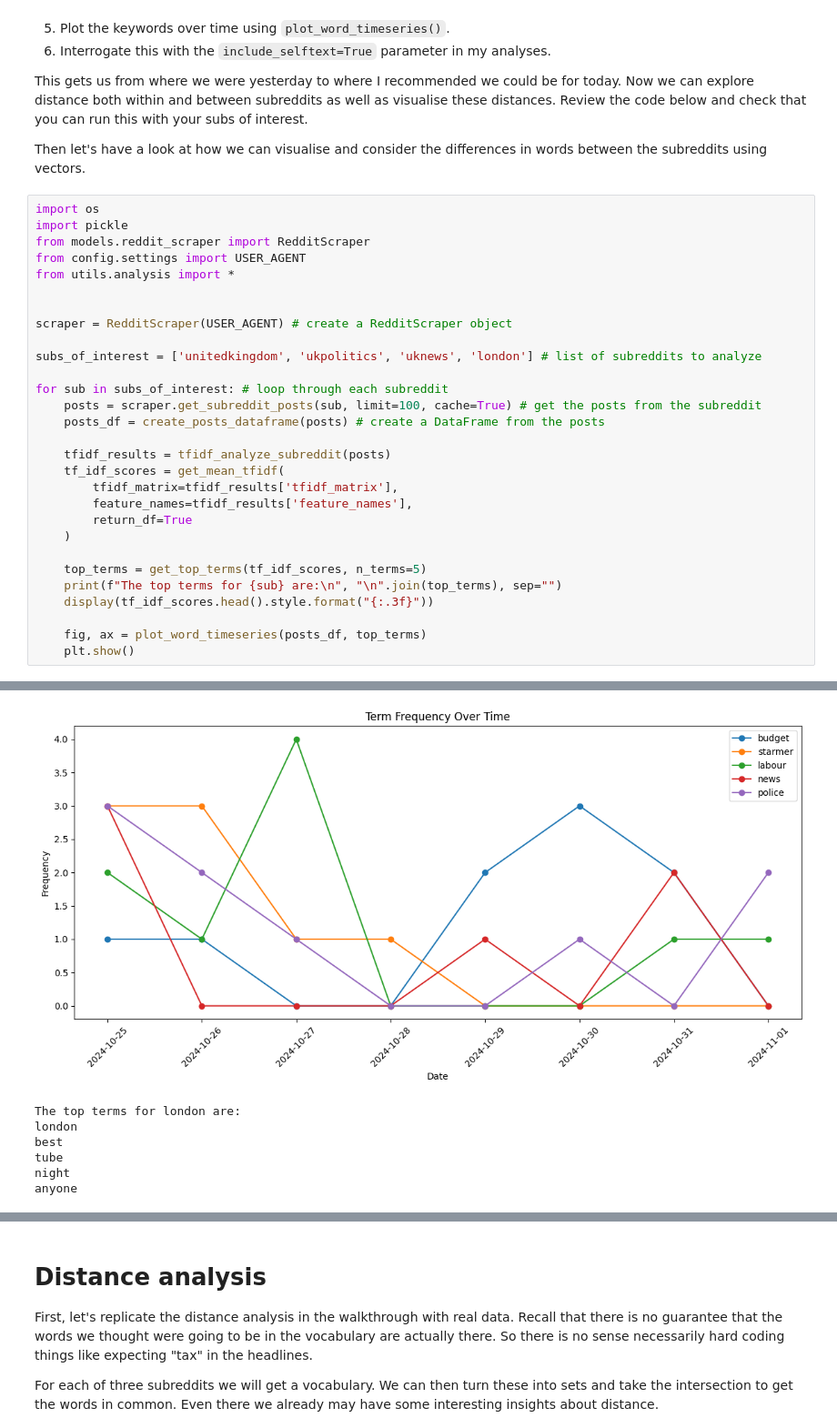
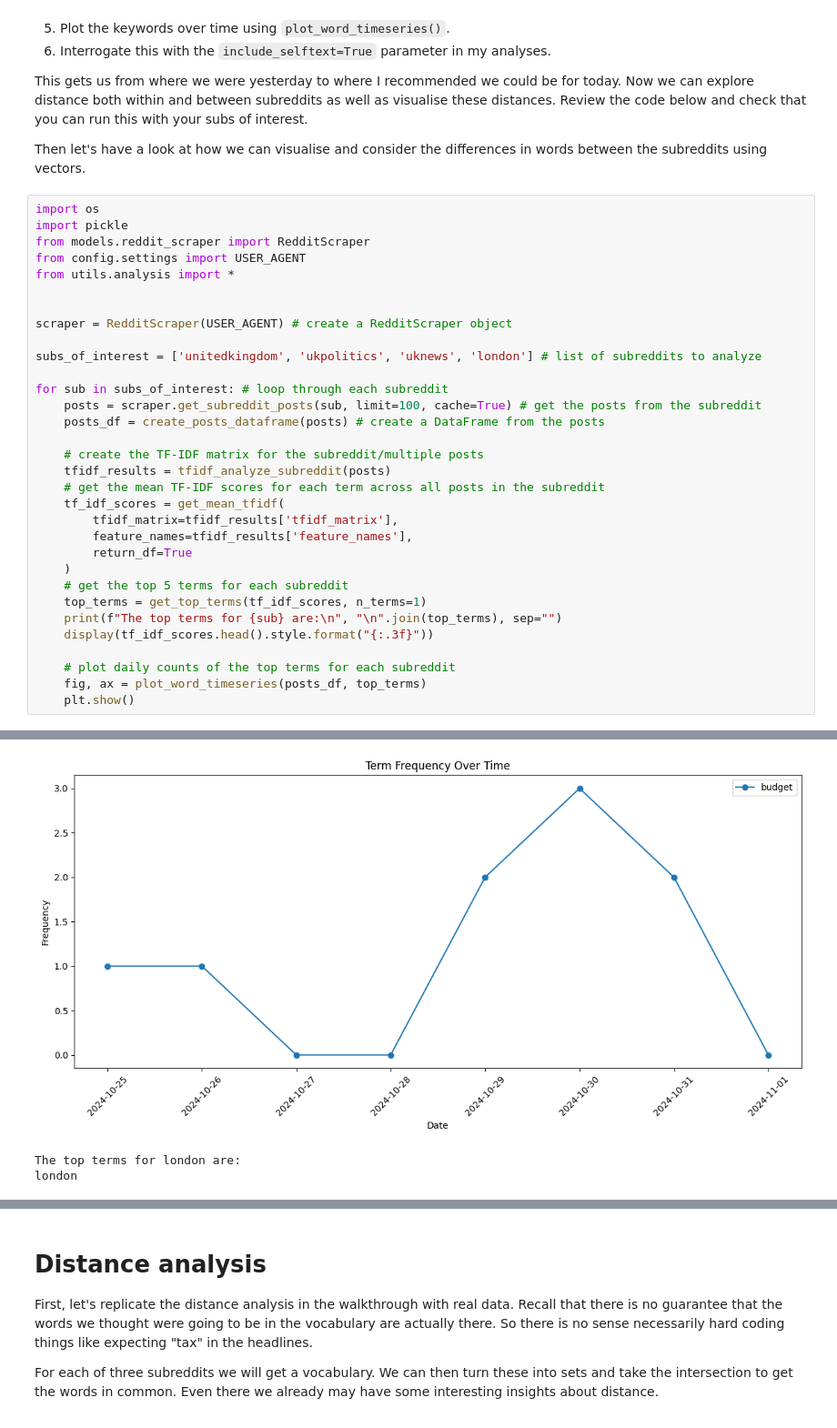
Before and after one commit to berniehogan/oii-fsds-textanalysis, a Jupyter notebook: week3day3_lab.ipynb, the cells around one changed output, grey strips where cells are left out. Shown at 91% size. Cells and saved outputs as stored; diff of their text form.

```diff
--- a/week3day3_lab.ipynb
+++ b/week3day3_lab.ipynb
@@ -54,17 +54,20 @@ for sub in subs_of_interest: # loop through each subreddit
     posts = scraper.get_subreddit_posts(sub, limit=100, cache=True) # get the posts from the subreddit
     posts_df = create_posts_dataframe(posts) # create a DataFrame from the posts
 
+    # create the TF-IDF matrix for the subreddit/multiple posts
     tfidf_results = tfidf_analyze_subreddit(posts)
+    # get the mean TF-IDF scores for each term across all posts in the subreddit
     tf_idf_scores = get_mean_tfidf(
         tfidf_matrix=tfidf_results['tfidf_matrix'],
         feature_names=tfidf_results['feature_names'],
         return_df=True
     )
-
-    top_terms = get_top_terms(tf_idf_scores, n_terms=5)
+    # get the top 5 terms for each subreddit
+    top_terms = get_top_terms(tf_idf_scores, n_terms=1)
     print(f"The top terms for {sub} are:\n", "\n".join(top_terms), sep="")
     display(tf_idf_scores.head().style.format("{:.3f}"))
 
+    # plot daily counts of the top terms for each subreddit
     fig, ax = plot_word_timeseries(posts_df, top_terms)
     plt.show()
 # %% [output]
@@ -105,17 +96,13 @@ police
 |  | score |
 | term |  |
 | budget | 0.033 |
 | starmer | 0.032 |
 | labour | 0.028 |
 | news | 0.028 |
 | police | 0.027 |
-[figure, old version]
+[figure, new version]
 The top terms for london are:
 london
-best
-tube
-night
-anyone
 |  | score |
 | term |  |
 | london | 0.117 |
```
Also changed, not shown: parts of 1 cell of this notebook, 1 other file.
